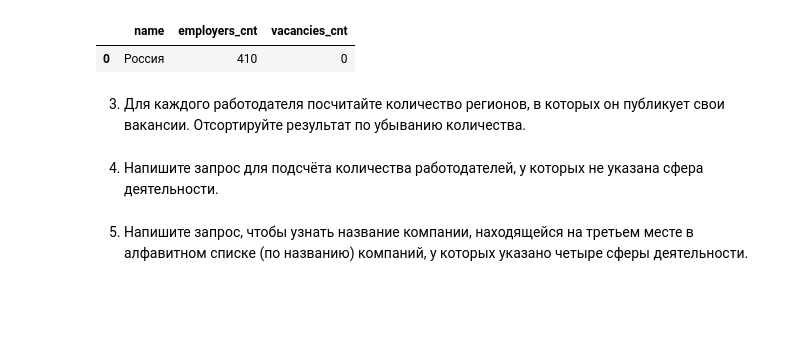
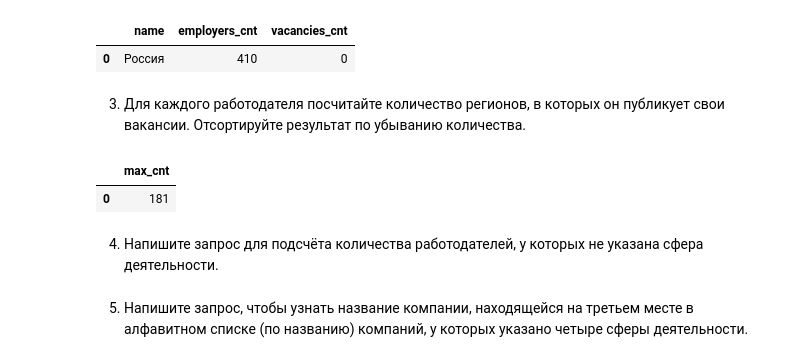
Before and after one commit to AlexeyLukovnikov/sf_data_science, a Jupyter notebook: BLOCK2_PROJECT-2/Project_2.ipynb, the cells around one changed output. Saved outputs shown, nothing was run; the diff lists cells and outputs as text; code cells hidden in the pictures; blank space fills up the shorter version.

```diff
--- a/BLOCK2_PROJECT-2/Project_2.ipynb
+++ b/BLOCK2_PROJECT-2/Project_2.ipynb
@@ -226,6 +226,13 @@ limit 1
 # %% [markdown]
 3. Для каждого работодателя посчитайте количество регионов, в которых он публикует свои вакансии. Отсортируйте результат по убыванию количества.
 # %%
-# текст запроса
+display(
+    pd.read_sql_query('''
+select count(distinct area_id) max_cnt from vacancies group by employer_id order by 1 desc limit 1
+    ''', connection)
+)
+# %% [output]
+|  | max_cnt |
+| 0 | 181 |
 # %%
 # результат запроса
```
Also changed, not shown: parts of 1 cell of this notebook.
